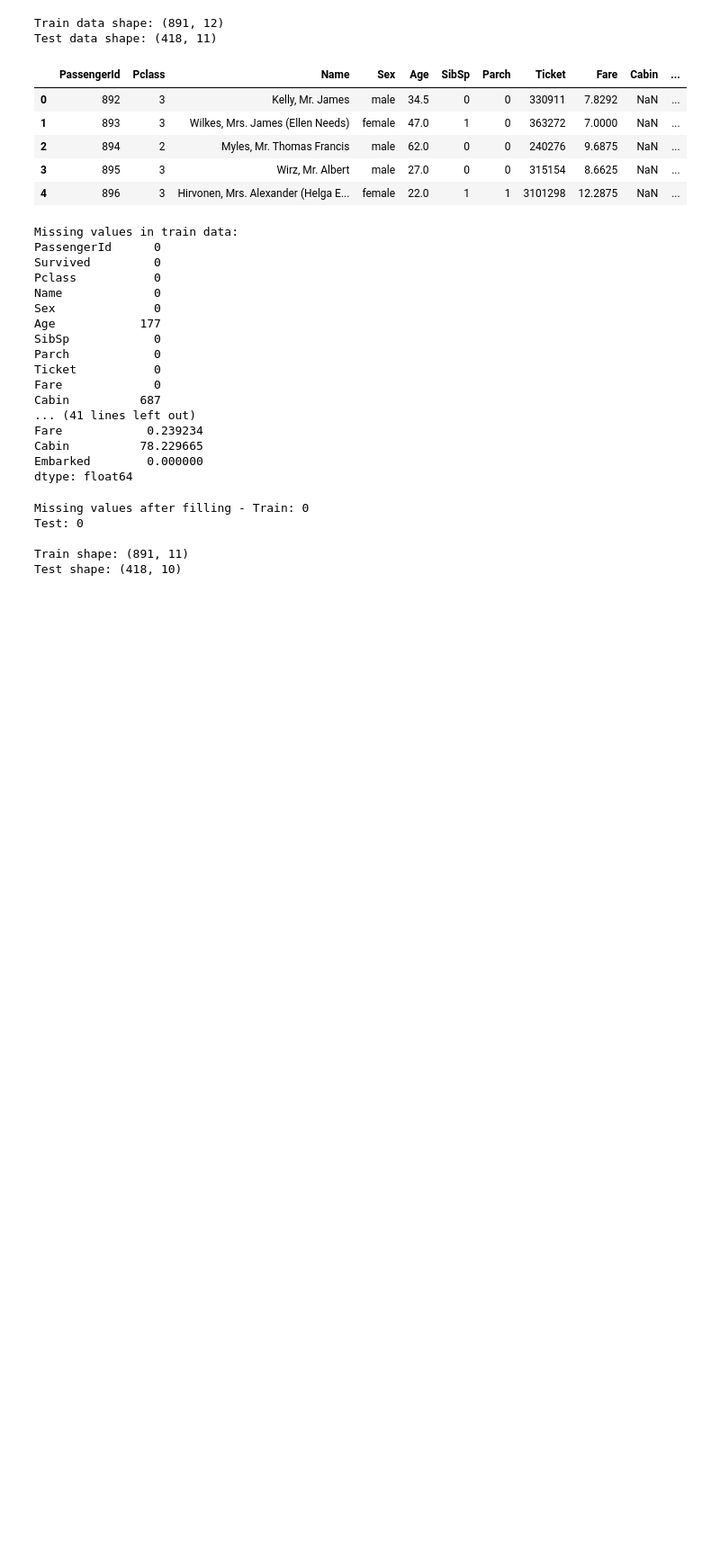
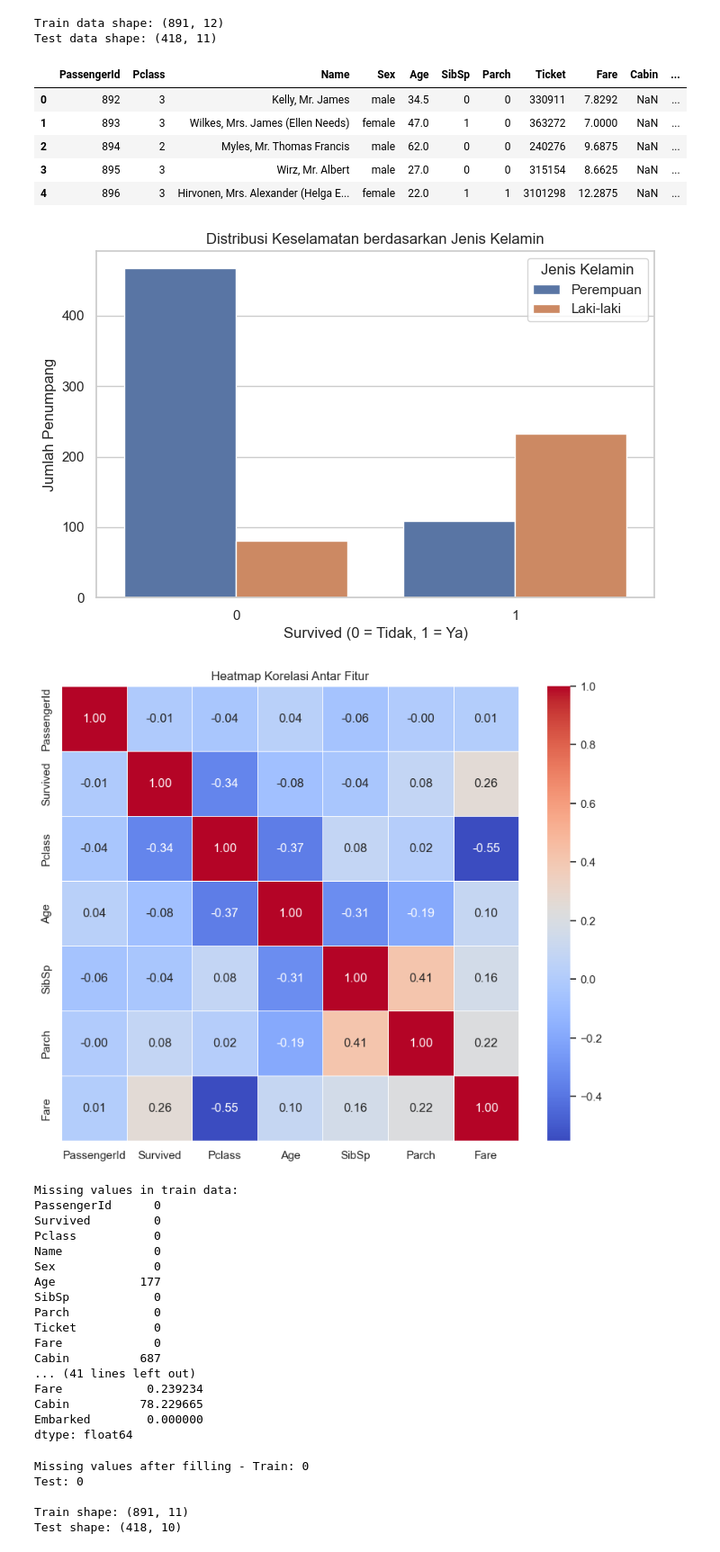
Before and after one commit to athayanaufal/UTS-ML-Deep-Learning-Athaya, a Jupyter notebook: Kasus_1_Tabular/Kasus1.ipynb, the cells around one changed output. Shown at 90% size. Cells and saved outputs as stored; diff of their text form; code cells hidden in the pictures; blank space fills up the shorter version.

```diff
--- a/Kasus_1_Tabular/Kasus1.ipynb
+++ b/Kasus_1_Tabular/Kasus1.ipynb
@@ -67,6 +62,31 @@ Test data shape: (418, 11)
 | 2 | 894 | 2 | Myles, Mr. Thomas Francis | male | 62.0 | 0 | 0 | 240276 | 9.6875 | NaN | ... |
 | 3 | 895 | 3 | Wirz, Mr. Albert | male | 27.0 | 0 | 0 | 315154 | 8.6625 | NaN | ... |
 | 4 | 896 | 3 | Hirvonen, Mrs. Alexander (Helga E... | female | 22.0 | 1 | 1 | 3101298 | 12.2875 | NaN | ... |
+# %%
+import matplotlib.pyplot as plt
+import seaborn as sns
+
+# Set style
+sns.set_theme(style="whitegrid")
+
+
+plt.figure(figsize=(8, 5))
+sns.countplot(x='Survived', hue='Sex', data=train_df)
+plt.title('Distribusi Keselamatan berdasarkan Jenis Kelamin')
+plt.xlabel('Survived (0 = Tidak, 1 = Ya)')
+plt.ylabel('Jumlah Penumpang')
+plt.legend(title='Jenis Kelamin', labels=['Perempuan', 'Laki-laki'])
+plt.show()
+
+
+plt.figure(figsize=(10, 8))
+correlation_matrix = train_df.corr(numeric_only=True)
+sns.heatmap(correlation_matrix, annot=True, cmap='coolwarm', fmt='.2f', linewidths=0.5)
+plt.title('Heatmap Korelasi Antar Fitur')
+plt.show()
+# %% [output]
+[figure, added]
+[figure, added]
 # %%
 # Check missing values
 print("Missing values in train data:")
```
Also changed, not shown: parts of 3 cells of this notebook.
